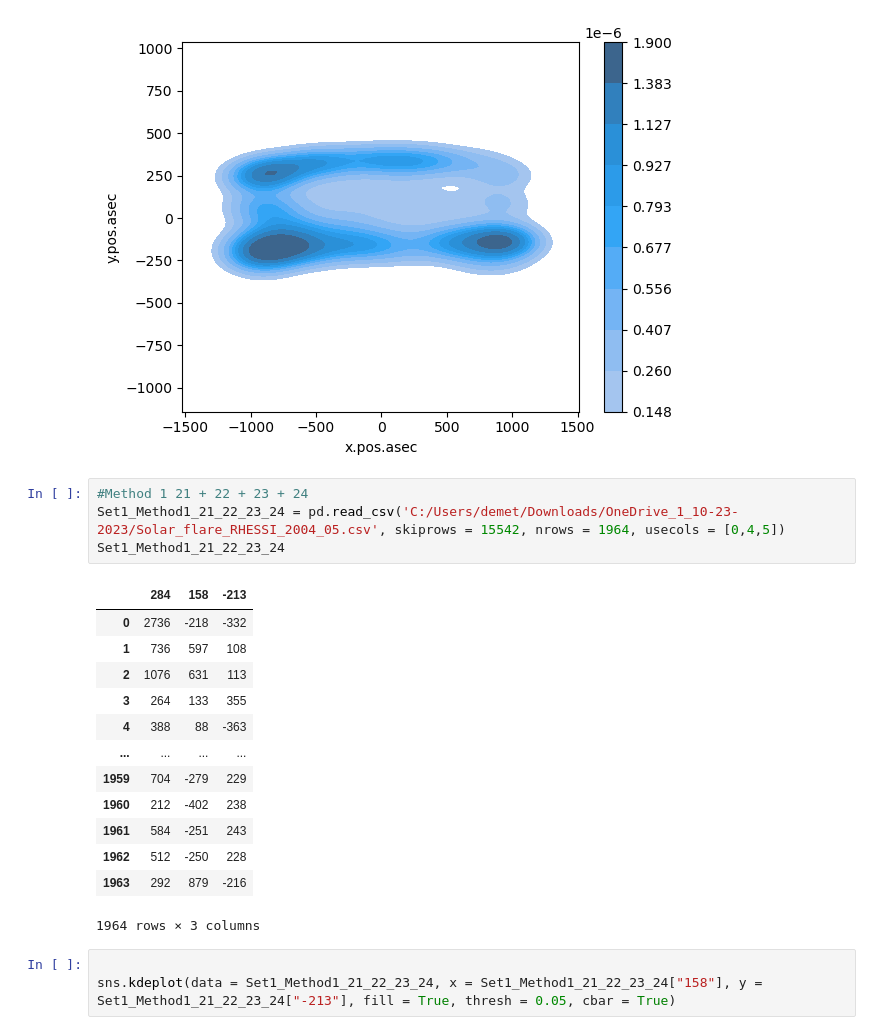
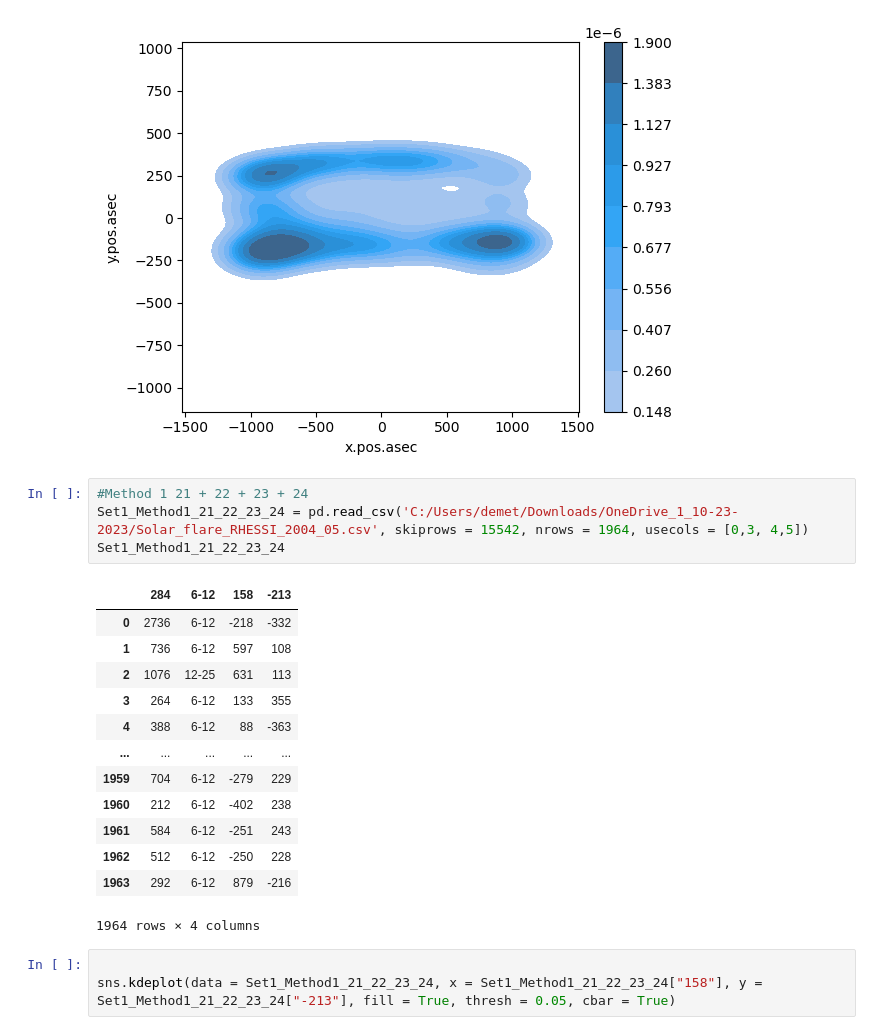
Before and after one commit to TR33-H/Data-Science-Project-1, a Jupyter notebook: NewAttempt.ipynb, the cells around one changed output. Drawn from its saved outputs; the diff is of its cells as text.

```diff
--- a/NewAttempt.ipynb
+++ b/NewAttempt.ipynb
@@ -72,22 +72,22 @@ sns.kdeplot(data = Set1_Method2_1234, x = Set1_Method2_1234["x.pos.asec"], y = S
 [figure]
 # %%
 #Method 1 21 + 22 + 23 + 24
-Set1_Method1_21_22_23_24 = pd.read_csv('C:/Users/demet/Downloads/OneDrive_1_10-23-2023/Solar_flare_RHESSI_2004_05.csv', skiprows = 15542, nrows = 1964, usecols = [0,4,5])
+Set1_Method1_21_22_23_24 = pd.read_csv('C:/Users/demet/Downloads/OneDrive_1_10-23-2023/Solar_flare_RHESSI_2004_05.csv', skiprows = 15542, nrows = 1964, usecols = [0,3, 4,5])
 Set1_Method1_21_22_23_24
 # %% [output]
-|  | 284 | 158 | -213 |
-| 0 | 2736 | -218 | -332 |
-| 1 | 736 | 597 | 108 |
-| 2 | 1076 | 631 | 113 |
-| 3 | 264 | 133 | 355 |
-| 4 | 388 | 88 | -363 |
-| ... | ... | ... | ... |
-| 1959 | 704 | -279 | 229 |
-| 1960 | 212 | -402 | 238 |
-| 1961 | 584 | -251 | 243 |
-| 1962 | 512 | -250 | 228 |
-| 1963 | 292 | 879 | -216 |
+|  | 284 | 6-12 | 158 | -213 |
+| 0 | 2736 | 6-12 | -218 | -332 |
+| 1 | 736 | 6-12 | 597 | 108 |
+| 2 | 1076 | 12-25 | 631 | 113 |
+| 3 | 264 | 6-12 | 133 | 355 |
+| 4 | 388 | 6-12 | 88 | -363 |
+| ... | ... | ... | ... | ... |
+| 1959 | 704 | 6-12 | -279 | 229 |
+| 1960 | 212 | 6-12 | -402 | 238 |
+| 1961 | 584 | 6-12 | -251 | 243 |
+| 1962 | 512 | 6-12 | -250 | 228 |
+| 1963 | 292 | 6-12 | 879 | -216 |
-1964 rows × 3 columns
+1964 rows × 4 columns
 # %%
 
 sns.kdeplot(data = Set1_Method1_21_22_23_24, x = Set1_Method1_21_22_23_24["158"], y = Set1_Method1_21_22_23_24["-213"], fill = True, thresh = 0.05, cbar = True)
```
Also changed, not shown: parts of 2 cells of this notebook.
